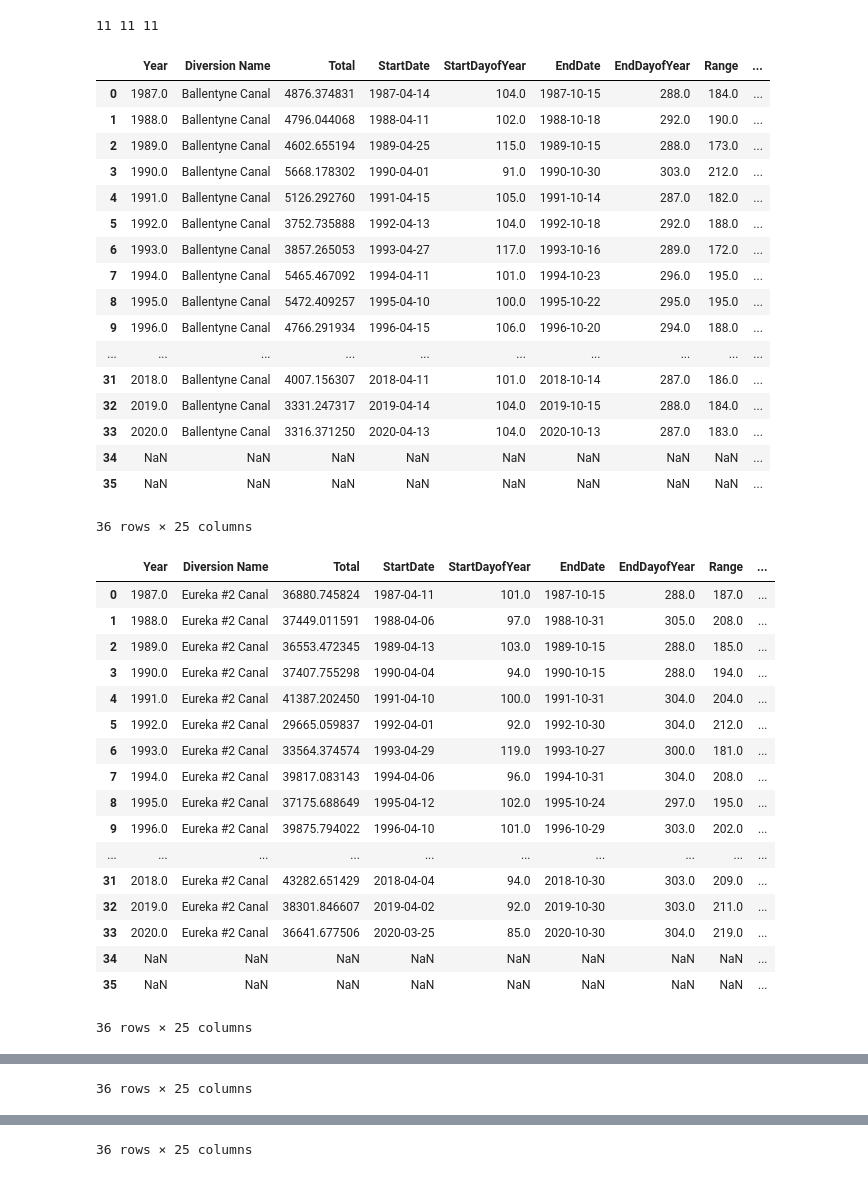
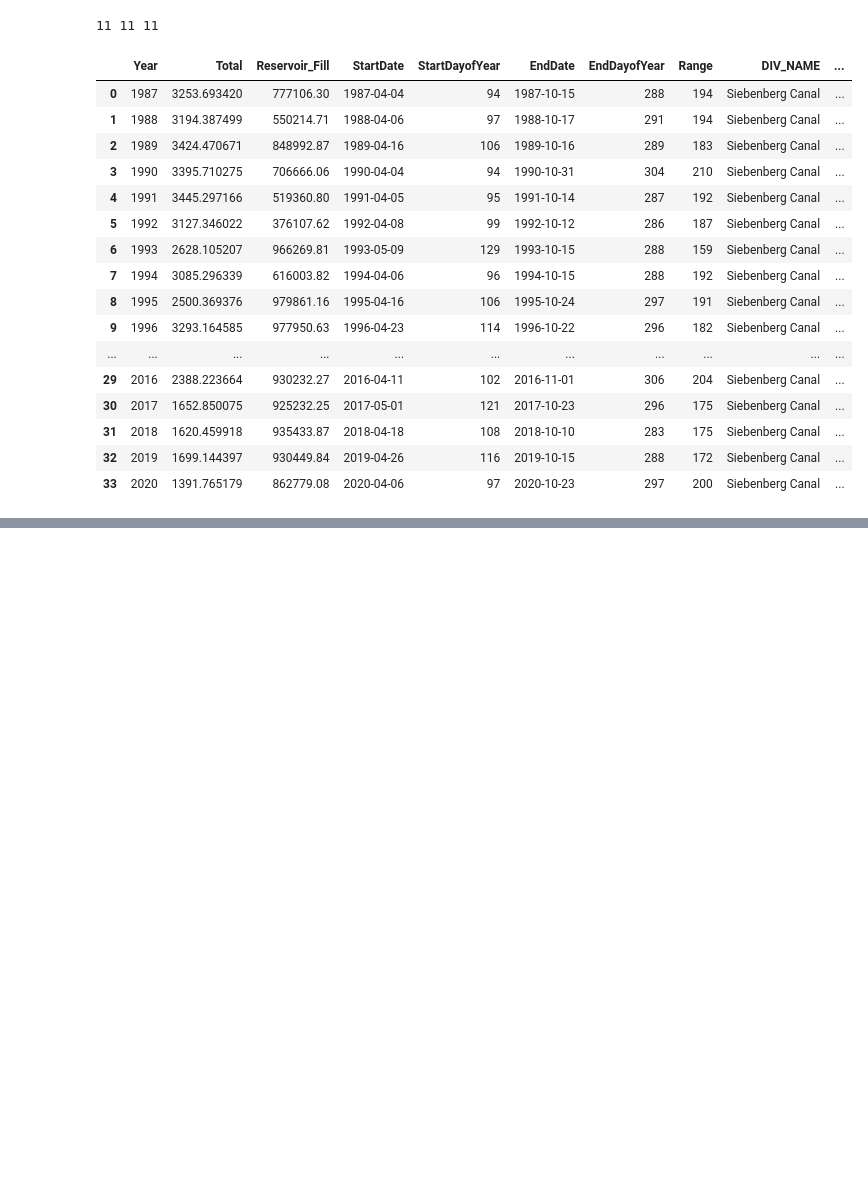
Before and after one commit to bridgetmarie24/pod_pou_lulcc, a Jupyter notebook: data_compilation.ipynb, the cells around one changed output, grey strips where cells are left out. Cells and saved outputs as stored; diff of their text form; code cells hidden in the pictures; blank space fills up the shorter version.

```diff
--- a/data_compilation.ipynb
+++ b/data_compilation.ipynb
@@ -35,12 +35,13 @@ land_files = sorted(glob.glob('lcmap_files/final_metrics/*.csv'))
 climate_files = sorted(glob.glob('climate_stats/final/*.csv'))
 common_name = pd.read_csv('diversion_timeseries/relates/name_dictionary.csv')
 
+## Clean the dataframes to match by renaming to create a common name among all three datasets
+
 div_data = []
 for i in div_files:
   div = pd.read_csv(i)
   if common_name['DiversionName'].str.contains(div['Diversion Name'][0]).any():
-    new_name = common_name['NewName'][common_name['DiversionName'].str.contains(div['Diversion Name'][0])].to_string(index=False)
-    div['Diversion Name'] = new_name
+    div['Diversion Name'] = common_name['NewName'][common_name['DiversionName'].str.contains(div['Diversion Name'][0])].to_string(index=False)
     div = div.drop(labels='Unnamed: 0', axis=1)
     div_data.append(div)
   else:
@@ -49,67 +50,50 @@ for i in div_files:
 land_data = []
 for i in land_files:
   land = pd.read_csv(i)
-  new_name = common_name['NewName'][common_name['POU_Name'].str.contains(land['Div_name'][0])].to_string(index=False)
-  land['Div_name'] = new_name
+  land['Div_name'] = common_name['NewName'][common_name['POU_Name'].str.contains(land['Div_name'][0])].to_string(index=False)
   land = land.drop(labels='Unnamed: 0', axis=1)
-  land_data.append(pd.read_csv(i))
+  land = land.drop(axis=0, index=[0,1]).reset_index().drop(labels=['index'], axis=1)
+  land_data.append(land)
 
 climate_data = []
 for i in climate_files:
   clim = pd.read_csv(i)
   new_name = common_name['NewName'][common_name['POU_Name'].str.contains(clim['DIV_NAME'][0])].to_string(index=False)
   clim['DIV_NAME'] = new_name
-  clim = clim.drop(labels='Unnamed: 0', axis=1)
-  climate_data.append(pd.read_csv(i))
+  clim = clim.drop(labels=['Unnamed: 0', 'Year'], axis=1).drop(axis=0, index=[0,1]).reset_index().drop(labels=['index'], axis=1)
+  climate_data.append(clim)
 
-
-# Check to make sure all the same length
+## Check to make sure all the same length
 print(len(div_data), len(land_data), len(climate_data))
 # %% [output]
 11 11 11
 # %%
 ## --------------------------------------- ##
 ## MERGE THREE FILES INTO ONE FILE PER POU ##
 ## --------------------------------------- ##
 
 for i in range(len(div_data)):
   df = pd.concat([div_data[i], climate_data[i], land_data[i]], axis=1)
-  df.drop_duplicates()
-  display(df)
+  df.drop(labels=['dates', 'Diversion Name', 'Div_name'], axis=1, inplace=True)
+  out_path = os.path.join('output_files/'+df['DIV_NAME'][0]+'.csv')
+  df.to_csv(out_path)
+
+df
 # %% [output]
-|  | Year | Diversion Name | Total | StartDate | StartDayofYear | EndDate | EndDayofYear | Range | ... |
-| 0 | 1987.0 | Ballentyne Canal | 4876.374831 | 1987-04-14 | 104.0 | 1987-10-15 | 288.0 | 184.0 | ... |
-| 1 | 1988.0 | Ballentyne Canal | 4796.044068 | 1988-04-11 | 102.0 | 1988-10-18 | 292.0 | 190.0 | ... |
-| 2 | 1989.0 | Ballentyne Canal | 4602.655194 | 1989-04-25 | 115.0 | 1989-10-15 | 288.0 | 173.0 | ... |
-| 3 | 1990.0 | Ballentyne Canal | 5668.178302 | 1990-04-01 | 91.0 | 1990-10-30 | 303.0 | 212.0 | ... |
-| 4 | 1991.0 | Ballentyne Canal | 5126.292760 | 1991-04-15 | 105.0 | 1991-10-14 | 287.0 | 182.0 | ... |
-| 5 | 1992.0 | Ballentyne Canal | 3752.735888 | 1992-04-13 | 104.0 | 1992-10-18 | 292.0 | 188.0 | ... |
-| 6 | 1993.0 | Ballentyne Canal | 3857.265053 | 1993-04-27 | 117.0 | 1993-10-16 | 289.0 | 172.0 | ... |
-| 7 | 1994.0 | Ballentyne Canal | 5465.467092 | 1994-04-11 | 101.0 | 1994-10-23 | 296.0 | 195.0 | ... |
-| 8 | 1995.0 | Ballentyne Canal | 5472.409257 | 1995-04-10 | 100.0 | 1995-10-22 | 295.0 | 195.0 | ... |
-| 9 | 1996.0 | Ballentyne Canal | 4766.291934 | 1996-04-15 | 106.0 | 1996-10-20 | 294.0 | 188.0 | ... |
-| ... | ... | ... | ... | ... | ... | ... | ... | ... | ... |
-| 31 | 2018.0 | Ballentyne Canal | 4007.156307 | 2018-04-11 | 101.0 | 2018-10-14 | 287.0 | 186.0 | ... |
-| 32 | 2019.0 | Ballentyne Canal | 3331.247317 | 2019-04-14 | 104.0 | 2019-10-15 | 288.0 | 184.0 | ... |
-| 33 | 2020.0 | Ballentyne Canal | 3316.371250 | 2020-04-13 | 104.0 | 2020-10-13 | 287.0 | 183.0 | ... |
-| 34 | NaN | NaN | NaN | NaN | NaN | NaN | NaN | NaN | ... |
-| 35 | NaN | NaN | NaN | NaN | NaN | NaN | NaN | NaN | ... |
+|  | Year | Total | Reservoir_Fill | StartDate | StartDayofYear | EndDate | EndDayofYear | Range | DIV_NAME | ... |
+| 0 | 1987 | 3253.693420 | 777106.30 | 1987-04-04 | 94 | 1987-10-15 | 288 | 194 | Siebenberg Canal | ... |
+| 1 | 1988 | 3194.387499 | 550214.71 | 1988-04-06 | 97 | 1988-10-17 | 291 | 194 | Siebenberg Canal | ... |
+| 2 | 1989 | 3424.470671 | 848992.87 | 1989-04-16 | 106 | 1989-10-16 | 289 | 183 | Siebenberg Canal | ... |
+| 3 | 1990 | 3395.710275 | 706666.06 | 1990-04-04 | 94 | 1990-10-31 | 304 | 210 | Siebenberg Canal | ... |
+| 4 | 1991 | 3445.297166 | 519360.80 | 1991-04-05 | 95 | 1991-10-14 | 287 | 192 | Siebenberg Canal | ... |
+| 5 | 1992 | 3127.346022 | 376107.62 | 1992-04-08 | 99 | 1992-10-12 | 286 | 187 | Siebenberg Canal | ... |
+| 6 | 1993 | 2628.105207 | 966269.81 | 1993-05-09 | 129 | 1993-10-15 | 288 | 159 | Siebenberg Canal | ... |
+| 7 | 1994 | 3085.296339 | 616003.82 | 1994-04-06 | 96 | 1994-10-15 | 288 | 192 | Siebenberg Canal | ... |
+| 8 | 1995 | 2500.369376 | 979861.16 | 1995-04-16 | 106 | 1995-10-24 | 297 | 191 | Siebenberg Canal | ... |
+| 9 | 1996 | 3293.164585 | 977950.63 | 1996-04-23 | 114 | 1996-10-22 | 296 | 182 | Siebenberg Canal | ... |
+| ... | ... | ... | ... | ... | ... | ... | ... | ... | ... | ... |
+| 29 | 2016 | 2388.223664 | 930232.27 | 2016-04-11 | 102 | 2016-11-01 | 306 | 204 | Siebenberg Canal | ... |
+| 30 | 2017 | 1652.850075 | 925232.25 | 2017-05-01 | 121 | 2017-10-23 | 296 | 175 | Siebenberg Canal | ... |
+| 31 | 2018 | 1620.459918 | 935433.87 | 2018-04-18 | 108 | 2018-10-10 | 283 | 175 | Siebenberg Canal | ... |
+| 32 | 2019 | 1699.144397 | 930449.84 | 2019-04-26 | 116 | 2019-10-15 | 288 | 172 | Siebenberg Canal | ... |
+| 33 | 2020 | 1391.765179 | 862779.08 | 2020-04-06 | 97 | 2020-10-23 | 297 | 200 | Siebenberg Canal | ... |
-36 rows × 25 columns
-|  | Year | Diversion Name | Total | StartDate | StartDayofYear | EndDate | EndDayofYear | Range | ... |
-| 0 | 1987.0 | Eureka #2 Canal | 36880.745824 | 1987-04-11 | 101.0 | 1987-10-15 | 288.0 | 187.0 | ... |
-| 1 | 1988.0 | Eureka #2 Canal | 37449.011591 | 1988-04-06 | 97.0 | 1988-10-31 | 305.0 | 208.0 | ... |
-| 2 | 1989.0 | Eureka #2 Canal | 36553.472345 | 1989-04-13 | 103.0 | 1989-10-15 | 288.0 | 185.0 | ... |
-| 3 | 1990.0 | Eureka #2 Canal | 37407.755298 | 1990-04-04 | 94.0 | 1990-10-15 | 288.0 | 194.0 | ... |
-| 4 | 1991.0 | Eureka #2 Canal | 41387.202450 | 1991-04-10 | 100.0 | 1991-10-31 | 304.0 | 204.0 | ... |
-| 5 | 1992.0 | Eureka #2 Canal | 29665.059837 | 1992-04-01 | 92.0 | 1992-10-30 | 304.0 | 212.0 | ... |
-| 6 | 1993.0 | Eureka #2 Canal | 33564.374574 | 1993-04-29 | 119.0 | 1993-10-27 | 300.0 | 181.0 | ... |
-| 7 | 1994.0 | Eureka #2 Canal | 39817.083143 | 1994-04-06 | 96.0 | 1994-10-31 | 304.0 | 208.0 | ... |
-| 8 | 1995.0 | Eureka #2 Canal | 37175.688649 | 1995-04-12 | 102.0 | 1995-10-24 | 297.0 | 195.0 | ... |
-| 9 | 1996.0 | Eureka #2 Canal | 39875.794022 | 1996-04-10 | 101.0 | 1996-10-29 | 303.0 | 202.0 | ... |
-| ... | ... | ... | ... | ... | ... | ... | ... | ... | ... |
-| 31 | 2018.0 | Eureka #2 Canal | 43282.651429 | 2018-04-04 | 94.0 | 2018-10-30 | 303.0 | 209.0 | ... |
-| 32 | 2019.0 | Eureka #2 Canal | 38301.846607 | 2019-04-02 | 92.0 | 2019-10-30 | 303.0 | 211.0 | ... |
-| 33 | 2020.0 | Eureka #2 Canal | 36641.677506 | 2020-03-25 | 85.0 | 2020-10-30 | 304.0 | 219.0 | ... |
-| 34 | NaN | NaN | NaN | NaN | NaN | NaN | NaN | NaN | ... |
-| 35 | NaN | NaN | NaN | NaN | NaN | NaN | NaN | NaN | ... |
-36 rows × 25 columns
@@ -133 +99,0 @@ for i in range(len(div_data)):
-36 rows × 25 columns
@@ -151 +99,0 @@ for i in range(len(div_data)):
-36 rows × 25 columns
```
Also changed, not shown: parts of 2 cells of this notebook.
